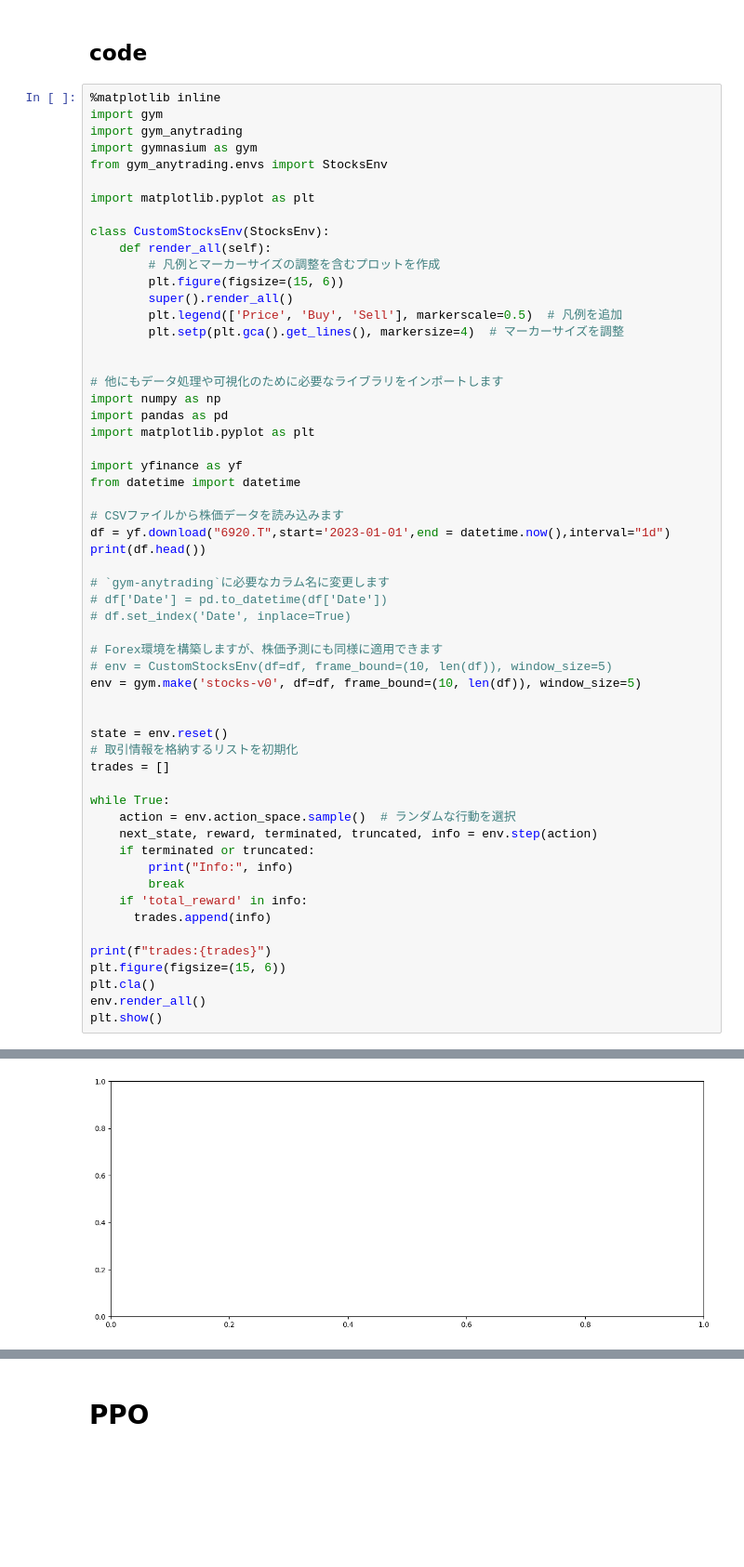
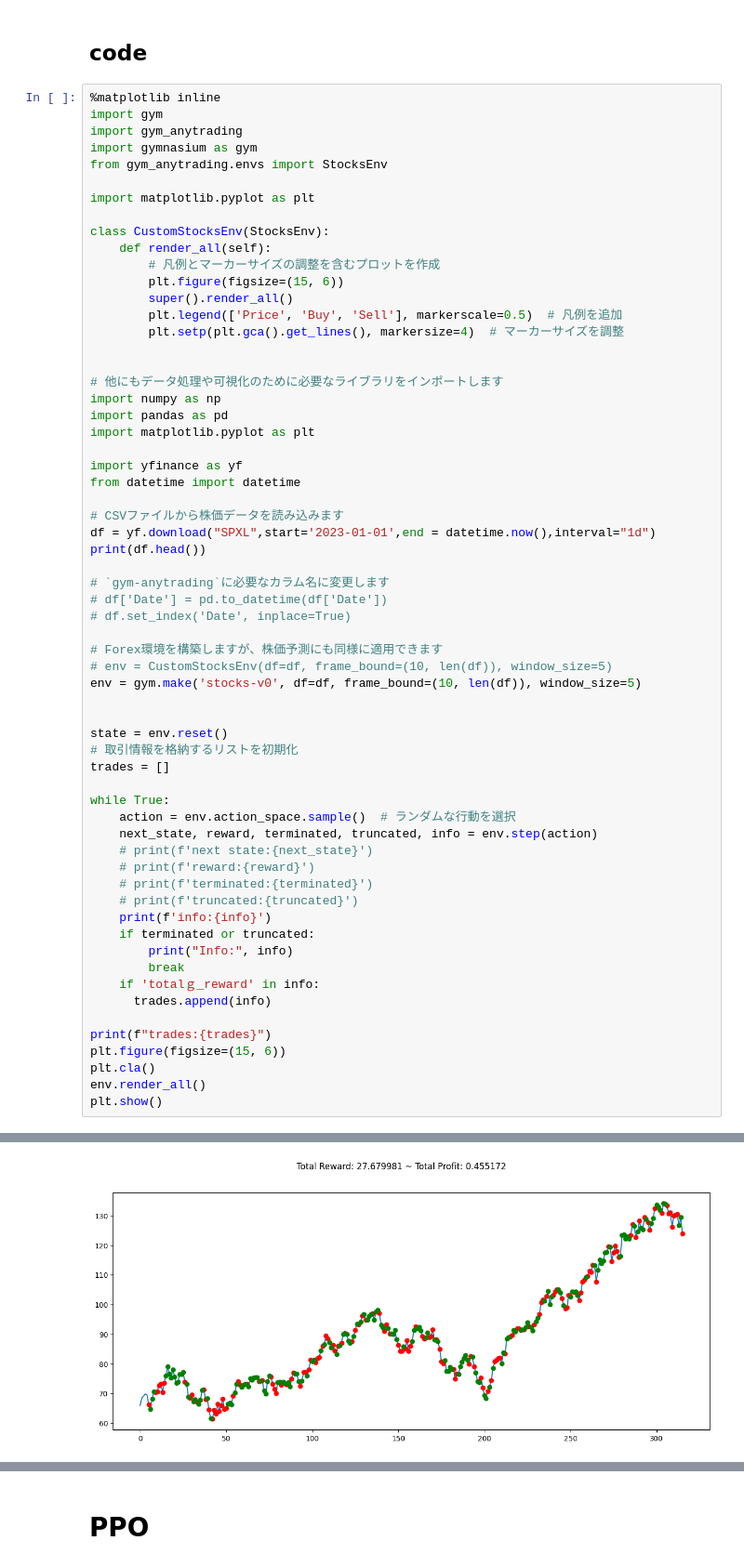
Before and after one commit to kapibara3chi/ReinforcementLearning, a Jupyter notebook: ReinfoecementLearning.ipynb, the cells around one changed output, grey strips where cells are left out. Shown at 93% size. Drawn from its saved outputs; the diff is of its cells as text; blank space fills up the shorter version.

```diff
--- a/ReinfoecementLearning.ipynb
+++ b/ReinfoecementLearning.ipynb
@@ -54,7 +54,7 @@ import yfinance as yf
 from datetime import datetime
 
 # CSVファイルから株価データを読み込みます
-df = yf.download("6920.T",start='2023-01-01',end = datetime.now(),interval="1d")
+df = yf.download("SPXL",start='2023-01-01',end = datetime.now(),interval="1d")
 print(df.head())
 
 # `gym-anytrading`に必要なカラム名に変更します
@@ -73,10 +73,15 @@ trades = []
 while True:
     action = env.action_space.sample()  # ランダムな行動を選択
     next_state, reward, terminated, truncated, info = env.step(action)
+    # print(f'next state:{next_state}')
+    # print(f'reward:{reward}')
+    # print(f'terminated:{terminated}')
+    # print(f'truncated:{truncated}')
+    print(f'info:{info}')
     if terminated or truncated:
         print("Info:", info)
         break
-    if 'total_reward' in info:
+    if 'totalｇ_reward' in info:
       trades.append(info)
 
 print(f"trades:{trades}")
@@ -97,2 +110,2 @@ Info: {'total_reward': 16400.0, 'total_profit': 0.5656829700615645, 'position':
 trades:[{'total_reward': 0.0, 'total_profit': 1.0, 'position': <Positions.Long: 1>}, {'total_reward': 0.0, 'total_profit': 1.0, 'position': <Positions.Long: 1>}, {'total_reward': 0.0, 'total_profit':  ...
-[figure, old version]
+[figure, new version]
```
Also changed, not shown: parts of 13 cells of this notebook.
